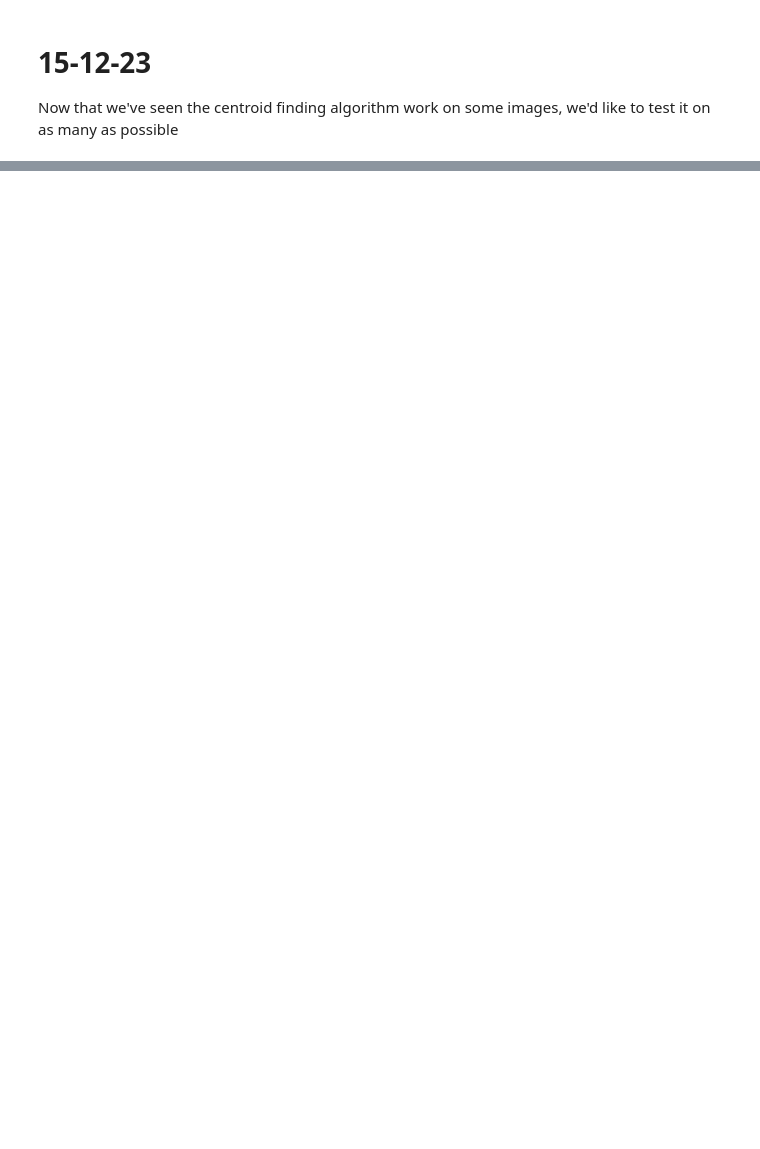
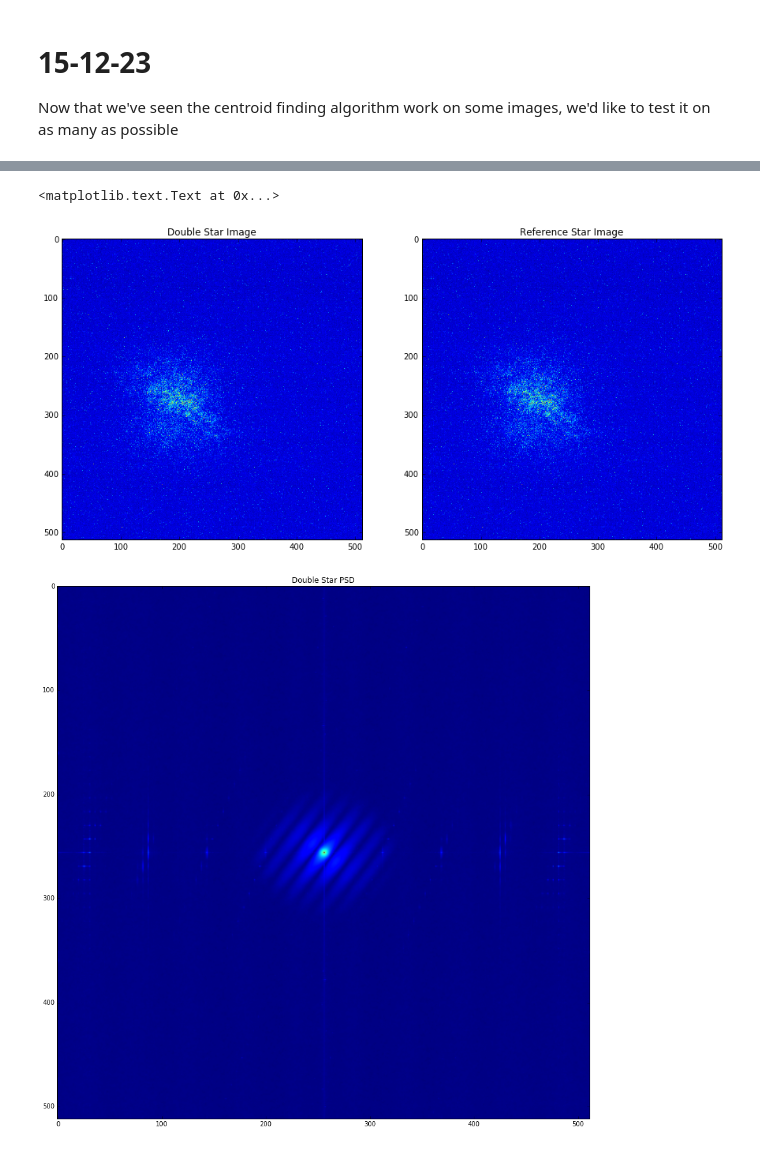
Before and after one commit to nsmidth/CPSLO-Speckle-Reduction, a Jupyter notebook: 15-12-23_centroids.ipynb, the cells around one changed output, grey strips where cells are left out. Saved outputs shown, nothing was run; the diff lists cells and outputs as text; code cells hidden in the pictures; blank space fills up the shorter version.

```diff
--- a/15-12-23_centroids.ipynb
+++ b/15-12-23_centroids.ipynb
@@ -23,0 +19,37 @@ fileSingleStar = ['/home/niels/Documents/FITS/KP338_PSD.fits',
+# %%
+# Folder containing FITS files
+fileDirectory = '/home/niels/Documents/FITS/'
+
+# Filenames (without extensions) of the Double/Reference pairs
+# Preprocessed files must have _PSD terminations on them in the same folder
+filenames=[ ['KP330','KP331'],
+            ['KP332','KP333'],
+            ['KP334','KP335'],
+            ['KP336','KP338'],
+            ['KP339','KP340'],
+            ['KP341','KP342'] ]
+# %%
+# Select which set of data to use:
+k = 4
+
+# View sample fits images:
+imgDoubleStar = fits_view(fileDirectory+filenames[k][0]+'.fits',0)
+imgSingleStar = fits_view(fileDirectory+filenames[k][1]+'.fits',0)
+
+plt.figure(figsize=(15,7))
+plt.subplot(1,2,1)
+plt.imshow(imgDoubleStar)
+plt.title('Double Star Image')
+plt.subplot(1,2,2)
+plt.imshow(imgDoubleStar)
+plt.title('Reference Star Image')
+
+# Generating Autocorrelogram
+# Import FITS file data
+psdDoubleStar = fits_import(fileDirectory+filenames[k][0]+'_PSD.fits').astype(float)
+psdSingleStar = fits_import(fileDirectory+filenames[k][1]+'_PSD.fits').astype(float)
+
+plt.figure(figsize=(15,15))
+plt.imshow(fftshift(np.log10(psdDoubleStar)))
+plt.title("Double Star PSD")
+# %% [output]
@@ -24 +71,4 @@ fileSingleStar = ['/home/niels/Documents/FITS/KP338_PSD.fits',
+<matplotlib.text.Text at 0x...>
+[figure, added]
+[figure, added]
 # %%
```
Also changed, not shown: parts of 8 cells of this notebook.
